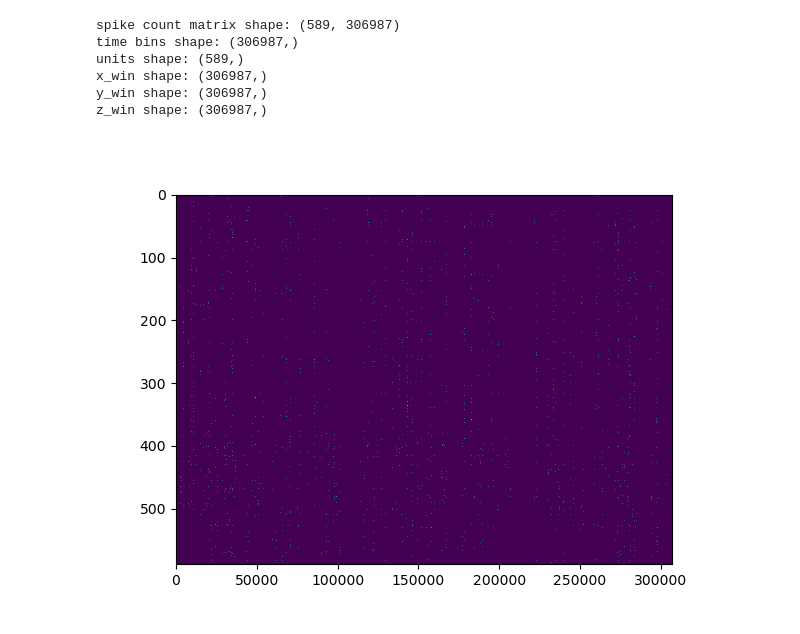
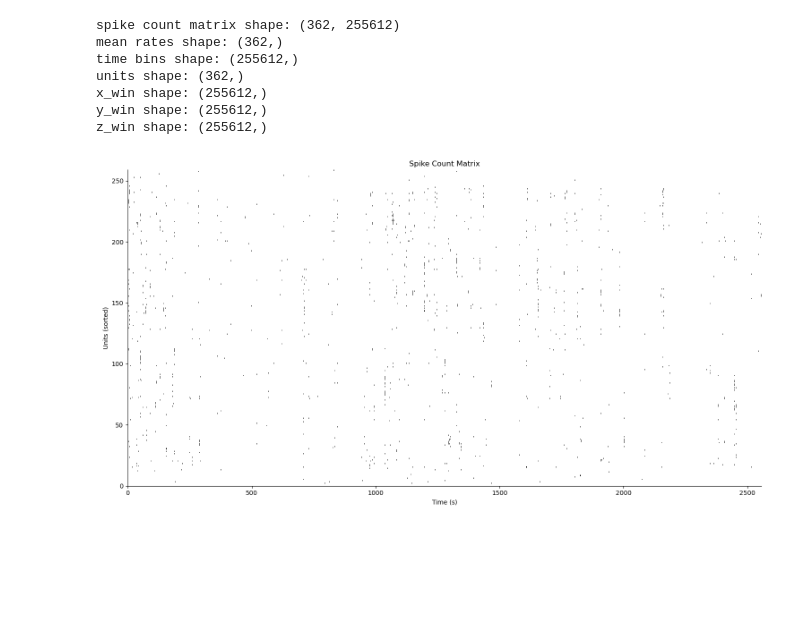
Before and after one commit to Sid-Rafilson-1617/poor-man-GPLVM, a Jupyter notebook: moser_data_decoding_model.ipynb, the cells around one changed output. Cells and saved outputs as stored; diff of their text form; code cells hidden in the pictures; blank space fills up the shorter version.

```diff
--- a/moser_data_decoding_model.ipynb
+++ b/moser_data_decoding_model.ipynb
@@ -17,5 +310,5 @@ from core import *
 # %%
-data_file = r'D:\sid\sharing_v4\navigation\lt\26648_1.mat'
+data_file = r'D:\sid\moser_vollan_2025\navigation\lt\29502_3.mat'
 
 # Spike rate computation parameters
 WINDOW_SIZE = 0.01         # s
@@ -25,6 +318,7 @@ USE_UNITS   = "good"       # {'all', 'good', 'mua'}
 
 # Filtering thresholds
 MIN_TOTAL_SPIKES   = 500
-MIN_MEAN_RATE_HZ   = 1
-MIN_PRESENCE_RATIO = 0.75
+MIN_MEAN_RATE_HZ   = .05
+MIN_PRESENCE_RATIO = 0.5
 N_TIME_BINS        = 100    # coarse bins for presence ratio
+MAX_RATE_HZ      = 2
@@ -321,25 +325,42 @@ def preprocess_moser_data(
 # %%
-spike_count_matrix, time_bins, units, x_win, y_win, z_win = preprocess_moser_data(data_file, window_size=WINDOW_SIZE, step_size=STEP_SIZE, use_units=USE_UNITS, locations="mec")
+spike_count_matrix, mean_rates, time_bins, units, x_win, y_win, z_win = preprocess_moser_data(data_file, window_size=WINDOW_SIZE, step_size=STEP_SIZE, use_units=USE_UNITS, locations="mec")
 
 print(f'spike count matrix shape: {spike_count_matrix.shape}')
+print(f'mean rates shape: {mean_rates.shape}')
 print(f'time bins shape: {time_bins.shape}')
 print(f'units shape: {units.shape}')
 print(f'x_win shape: {x_win.shape}')
 print(f'y_win shape: {y_win.shape}')
 print(f'z_win shape: {z_win.shape}')
+
+
+# remove units with mean rate > MAX_RATE_HZ
+valid_units = mean_rates <= MAX_RATE_HZ
+spike_count_matrix = spike_count_matrix[valid_units, :]
+mean_rates = mean_rates[valid_units]
+units = units[valid_units]
 # %% [output]
-spike count matrix shape: (589, 306987)
-time bins shape: (306987,)
-units shape: (589,)
-x_win shape: (306987,)
-y_win shape: (306987,)
-z_win shape: (306987,)
+spike count matrix shape: (362, 255612)
+mean rates shape: (362,)
+time bins shape: (255612,)
+units shape: (362,)
+x_win shape: (255612,)
+y_win shape: (255612,)
+z_win shape: (255612,)
 # %%
-plt.figure()
-plt.imshow(spike_count_matrix, aspect='auto', cmap='viridis')
+# sorting and plotting the spike count matrix
+spike_count_matrix = sort_units(spike_count_matrix, mode='corr')
+
+plt.figure(figsize=(15, 8))
+plt.imshow(spike_count_matrix, aspect='auto', cmap='Greys', extent=[time_bins[0], time_bins[-1], 0, spike_count_matrix.shape[0]], vmin=0, vmax=1)
+plt.xlabel('Time (s)')
+plt.ylabel('Units (sorted)')
+plt.title('Spike Count Matrix')
+sns.despine()
+plt.tight_layout()
 plt.show()
 # %% [output]
-[figure, old version]
+[figure, new version]
 # %%
 pos_raw = y_win
 speed = np.abs(np.gradient(pos_raw) / np.gradient(time_bins))  # speed in m/s
```
Also changed, not shown: parts of 15 cells of this notebook, 4 other files.
